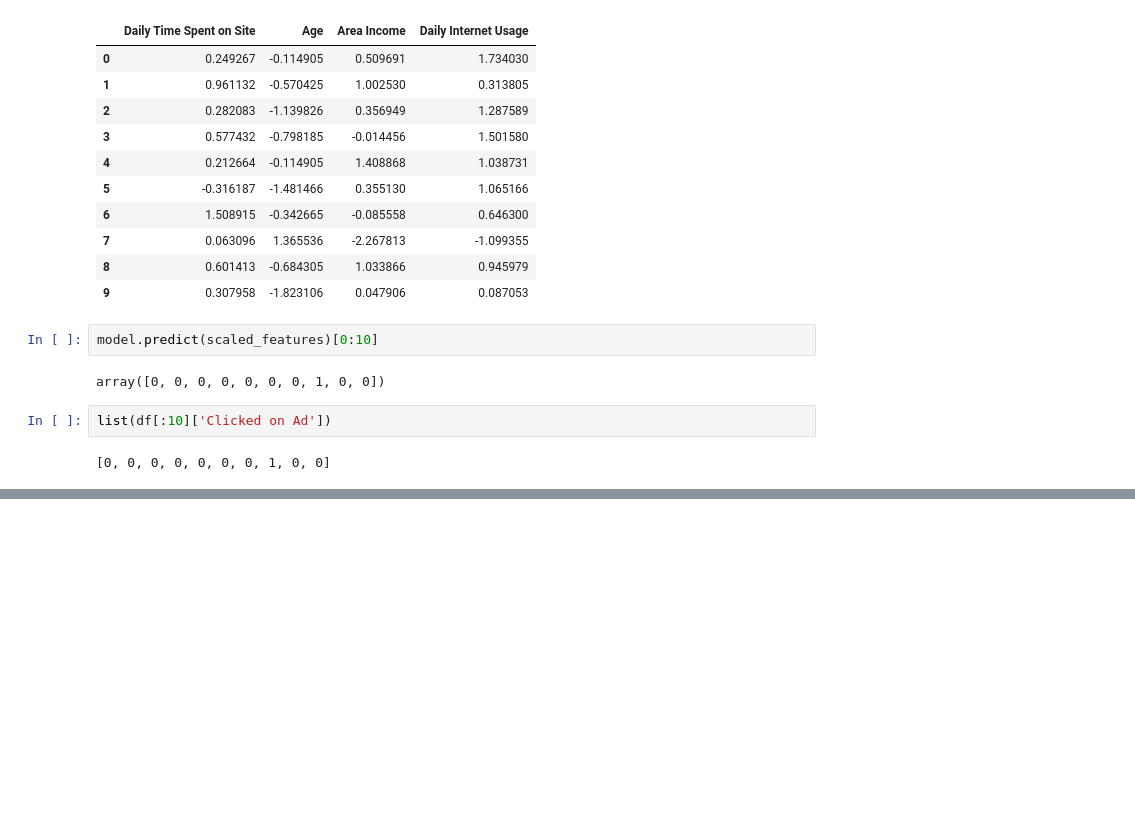
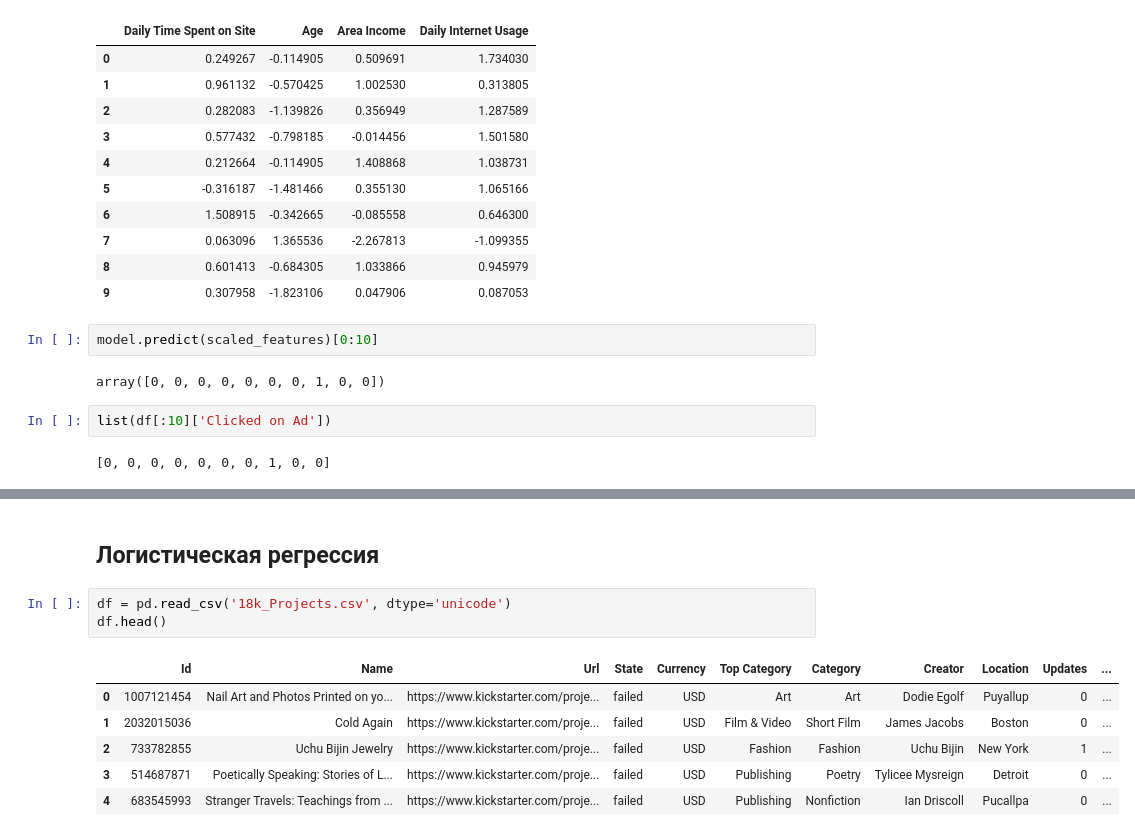
Before and after one commit to WhisperingDreamer/ML-courses, a Jupyter notebook: Classic ml/2ml.ipynb, the cells around one changed output, grey strips where cells are left out. Cells and saved outputs as stored; diff of their text form; blank space fills up the shorter version.

```diff
--- a/Classic ml/2ml.ipynb
+++ b/Classic ml/2ml.ipynb
@@ -626,0 +641,12 @@ list(df[:10]['Clicked on Ad'])
+# %% [markdown]
+## Логистическая регрессия
+# %%
+df = pd.read_csv('18k_Projects.csv', dtype='unicode')
+df.head()
+# %% [output]
+|  | Id | Name | Url | State | Currency | Top Category | Category | Creator | Location | Updates | ... |
+| 0 | 1007121454 | Nail Art and Photos Printed on yo... | https://www.kickstarter.com/proje... | failed | USD | Art | Art | Dodie Egolf | Puyallup | 0 | ... |
+| 1 | 2032015036 | Cold Again | https://www.kickstarter.com/proje... | failed | USD | Film & Video | Short Film | James Jacobs | Boston | 0 | ... |
+| 2 | 733782855 | Uchu Bijin Jewelry | https://www.kickstarter.com/proje... | failed | USD | Fashion | Fashion | Uchu Bijin | New York | 1 | ... |
+| 3 | 514687871 | Poetically Speaking: Stories of L... | https://www.kickstarter.com/proje... | failed | USD | Publishing | Poetry | Tylicee Mysreign | Detroit | 0 | ... |
+| 4 | 683545993 | Stranger Travels: Teachings from ... | https://www.kickstarter.com/proje... | failed | USD | Publishing | Nonfiction | Ian Driscoll | Pucallpa | 0 | ... |
```
Also changed, not shown: parts of 40 cells of this notebook.
